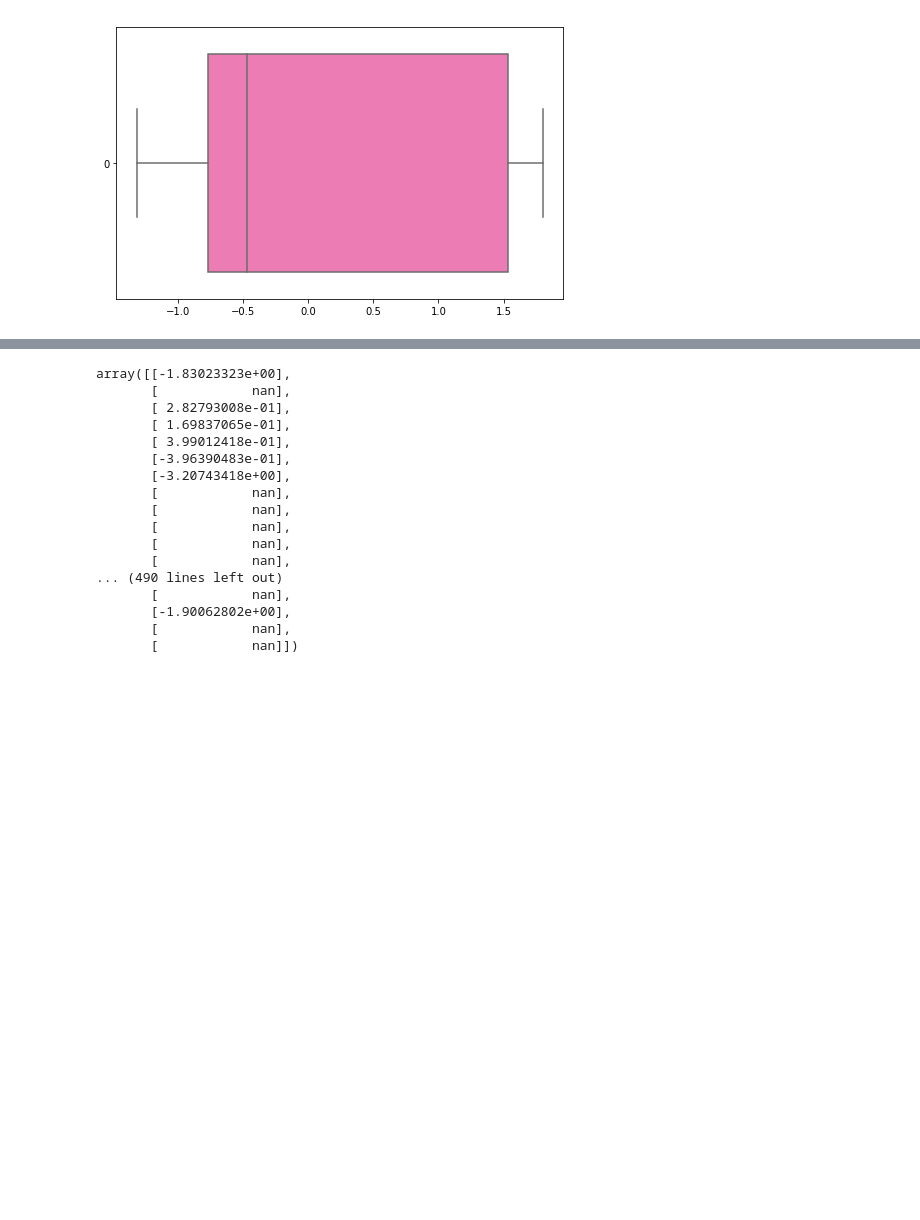
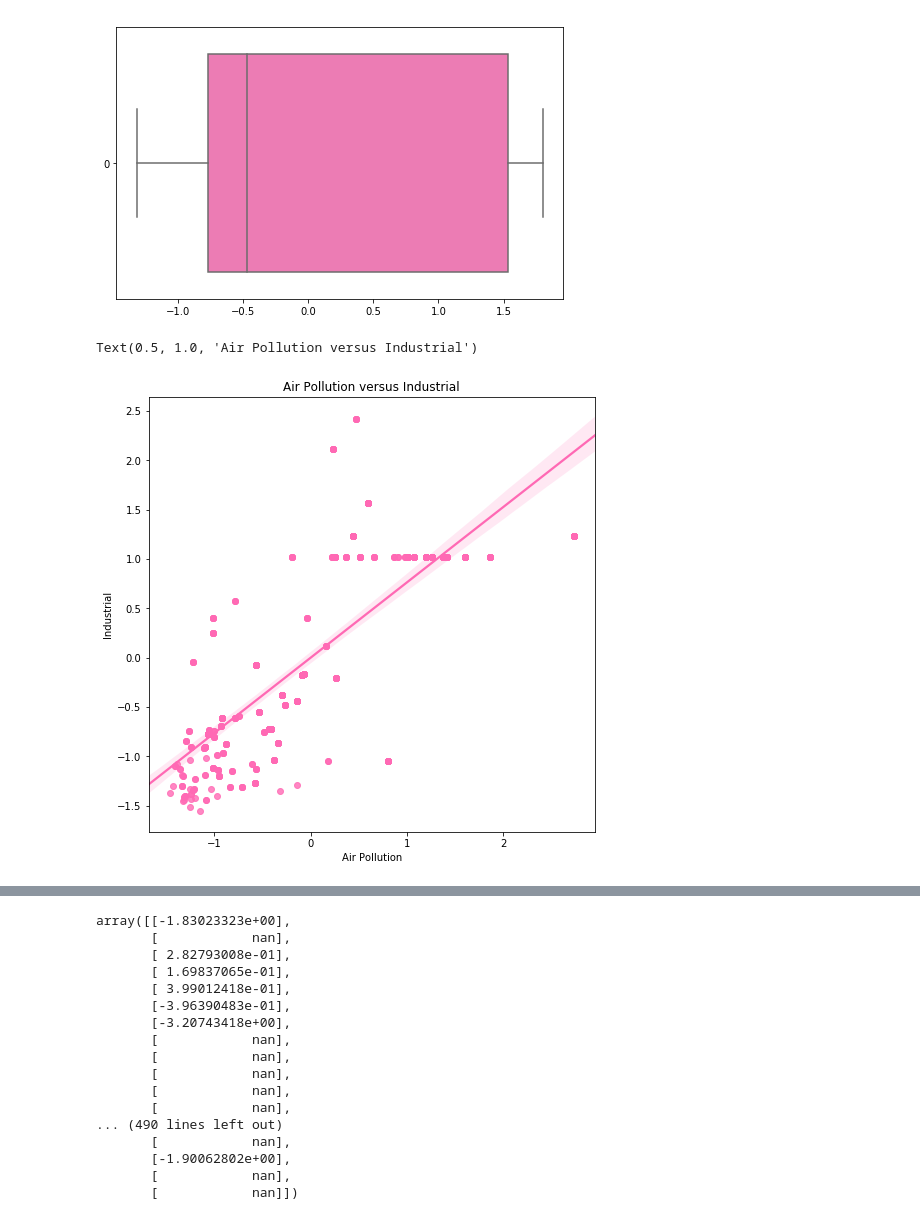
Before and after one commit to brandibeals/NW422-Week3-Housing, a Jupyter notebook: Beals Assignment 3.ipynb, the cells around one changed output, grey strips where cells are left out. Cells and saved outputs as stored; diff of their text form; code cells hidden in the pictures; blank space fills up the shorter version.

```diff
--- a/Beals Assignment 3.ipynb
+++ b/Beals Assignment 3.ipynb
@@ -282,0 +262,12 @@ prelim_model_data = np.array([boston.mv,\
+# %%
+# 5 v 3: Air Pollution versus Industrial
+plt.figure(figsize=(8,8))
+sns.regplot(x=boston_norm[5], y=boston_norm[3], color="hotpink")
+plt.xlabel("Air Pollution")
+plt.ylabel("Industrial")
+plt.title("Air Pollution versus Industrial")
+
+# there is a clear, positive relationship between air pollution and industrials
+# %% [output]
+Text(0.5, 1.0, 'Air Pollution versus Industrial')
+[figure, added]
```
Also changed, not shown: parts of 25 cells of this notebook.
